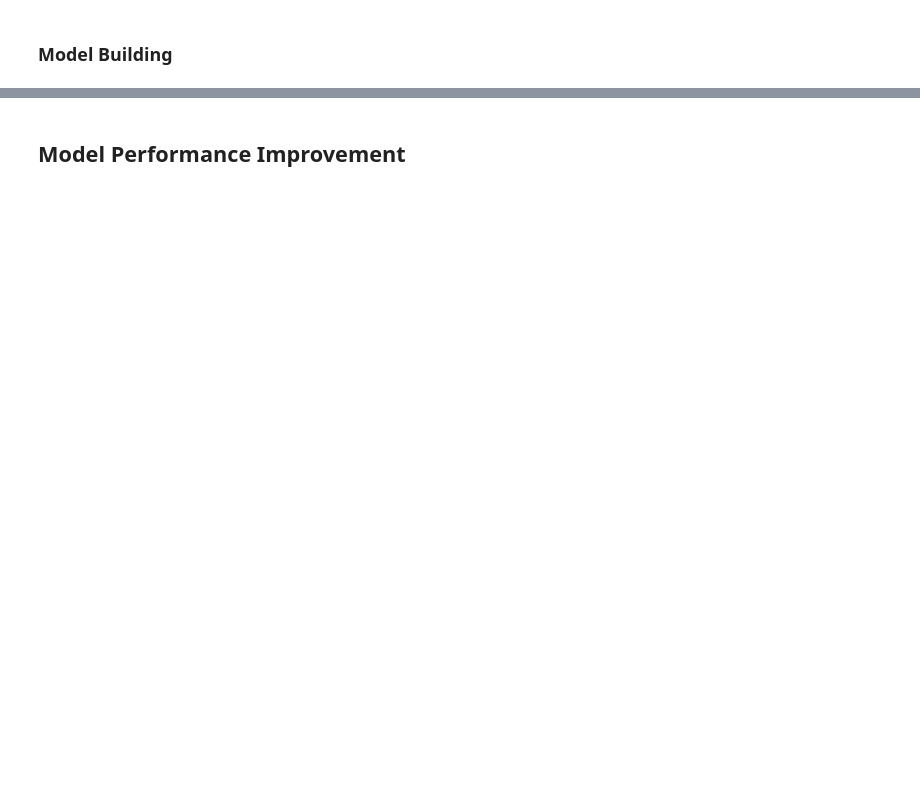
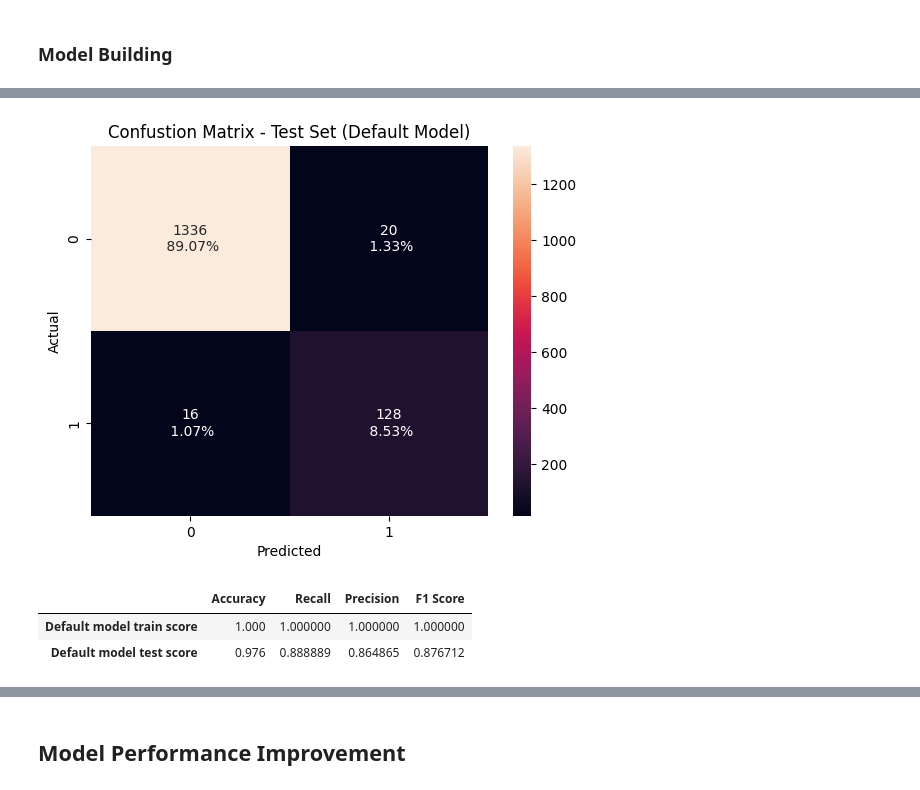
Before and after one commit to sheikhomer/PersonalLoanCampaignModel, a Jupyter notebook: AIML_ML_Project_full_code_notebook.ipynb, the cells around one changed output, grey strips where cells are left out. Cells and saved outputs as stored; diff of their text form; code cells hidden in the pictures; blank space fills up the shorter version.

```diff
--- a/AIML_ML_Project_full_code_notebook.ipynb
+++ b/AIML_ML_Project_full_code_notebook.ipynb
@@ -746,0 +844,12 @@ Name: proportion, dtype: float64
+# %%
+confusion_matrix_plot(model_default, X_test, y_test,  title = 'Confustion Matrix - Test Set (Default Model)')
+# %% [output]
+[figure, added]
+# %%
+# Training Set vs Test Set
+train_vs_test_default = pd.concat([model_default_train_perf, model_default_test_perf], axis=0)
+train_vs_test_default
+# %% [output]
+|  | Accuracy | Recall | Precision | F1 Score |
+| Default model train score | 1.000 | 1.000000 | 1.000000 | 1.000000 |
+| Default model test score | 0.976 | 0.888889 | 0.864865 | 0.876712 |
```
Also changed, not shown: parts of 35 cells of this notebook.
